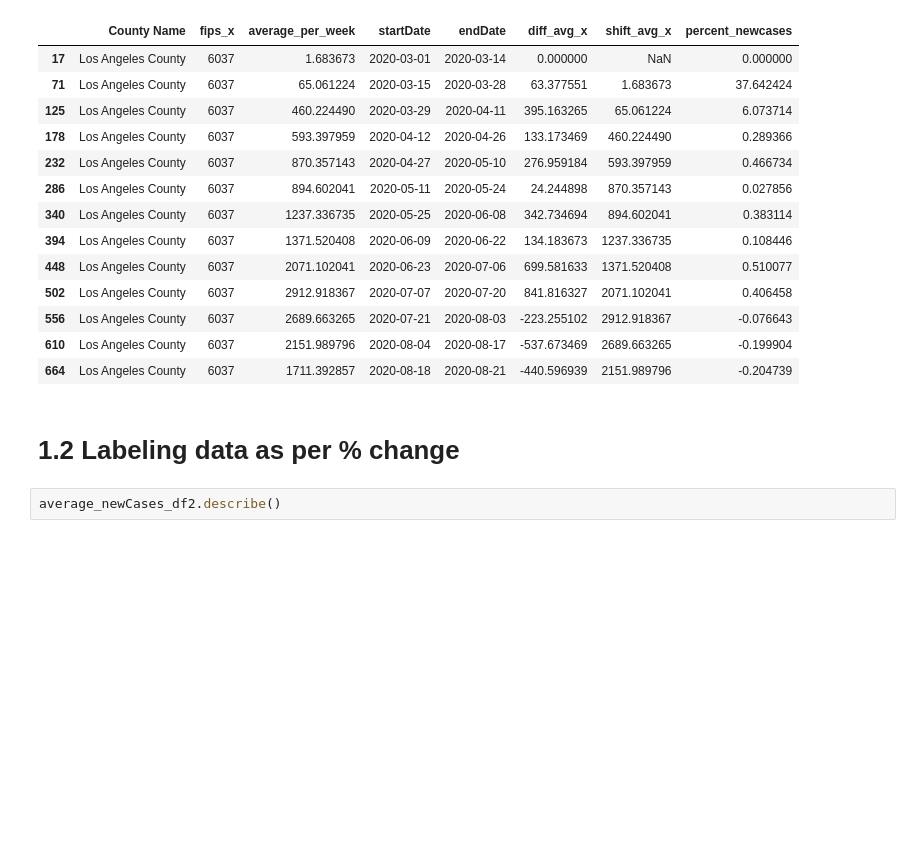
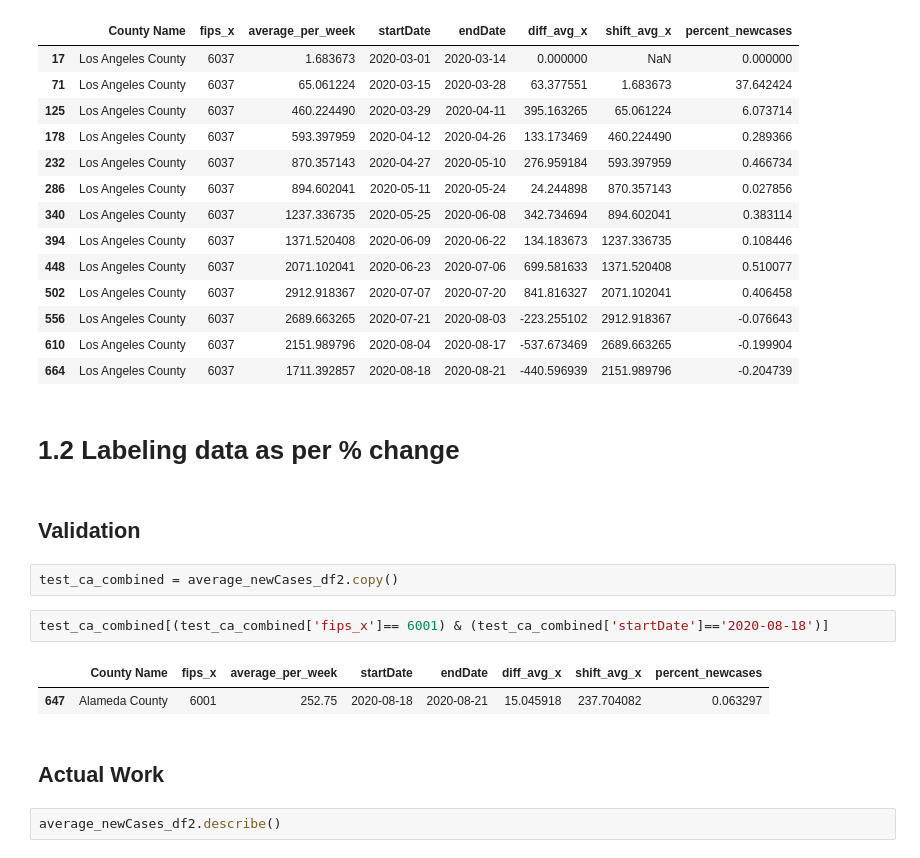
Before and after one commit to jeyasri-s2/meansquares, a Jupyter notebook: CA_LabelingData.ipynb, the cells around one changed output. Cells and saved outputs as stored; diff of their text form; blank space fills up the shorter version.

```diff
--- a/CA_LabelingData.ipynb
+++ b/CA_LabelingData.ipynb
@@ -632,6 +642,17 @@ average_newCases_df2[average_newCases_df2['County Name'] == 'Los Angeles County'
 | 664 | Los Angeles County | 6037 | 1711.392857 | 2020-08-18 | 2020-08-21 | -440.596939 | 2151.989796 | -0.204739 |
 # %% [markdown]
 # 1.2 Labeling data as per % change
+# %% [markdown]
+## Validation
+# %%
+test_ca_combined = average_newCases_df2.copy()
+# %%
+test_ca_combined[(test_ca_combined['fips_x']== 6001) & (test_ca_combined['startDate']=='2020-08-18')]
+# %% [output]
+|  | County Name | fips_x | average_per_week | startDate | endDate | diff_avg_x | shift_avg_x | percent_newcases |
+| 647 | Alameda County | 6001 | 252.75 | 2020-08-18 | 2020-08-21 | 15.045918 | 237.704082 | 0.063297 |
+# %% [markdown]
+## Actual Work
 # %%
 average_newCases_df2.describe()
 # %% [output]
```
Also changed, not shown: parts of 17 cells of this notebook.
